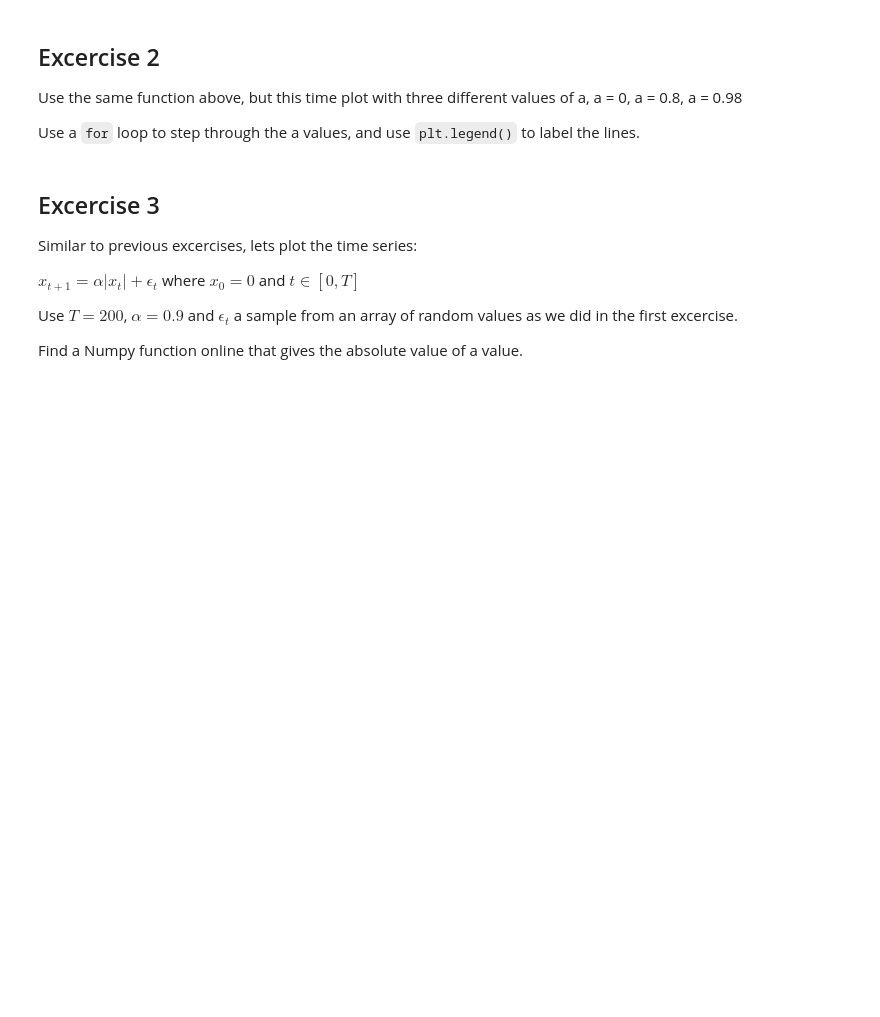
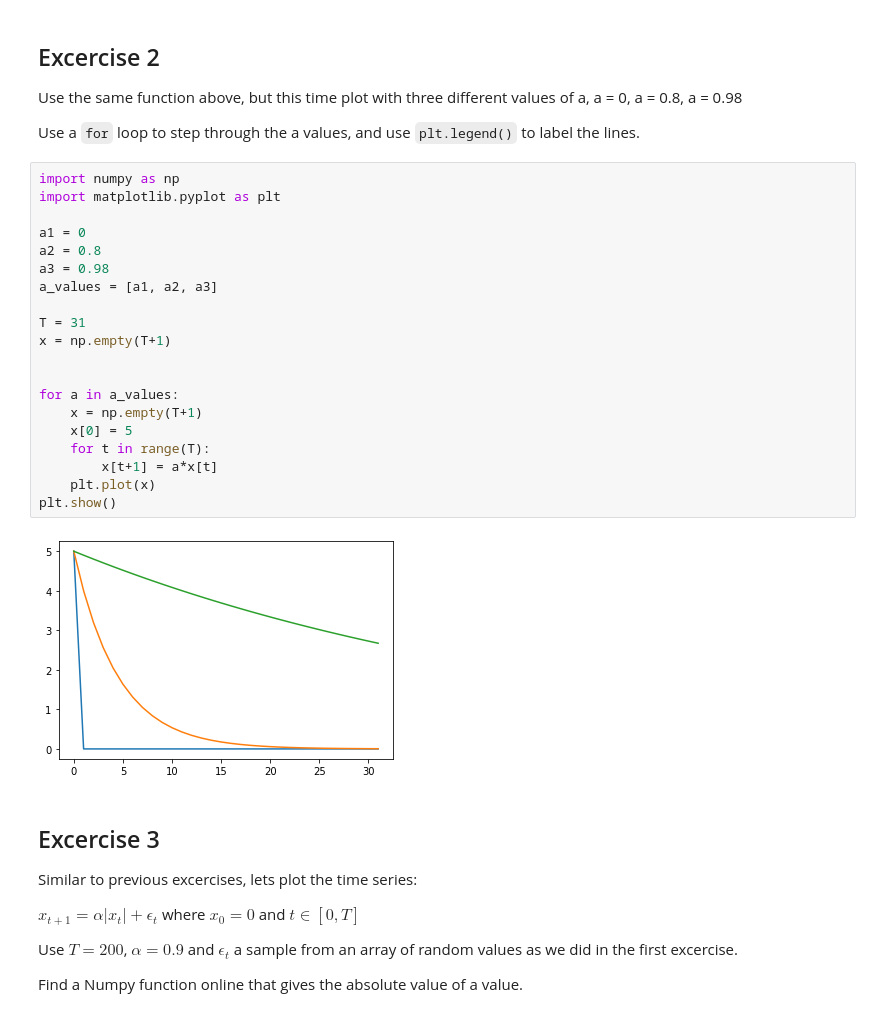
Before and after one commit to fusionby2030/Numerical_Methods, a Jupyter notebook: Tutorials/Python_in_Ecnomics/5_Week_Five/python_by_example.ipynb, the cells around one changed output. Drawn from its saved outputs; the diff is of its cells as text; blank space fills up the shorter version.

```diff
--- a/Tutorials/Python_in_Ecnomics/5_Week_Five/python_by_example.ipynb
+++ b/Tutorials/Python_in_Ecnomics/5_Week_Five/python_by_example.ipynb
@@ -268,6 +281,28 @@ a = 0.98
 
 Use a `for` loop to step through the a values,
 and use `plt.legend()` to label the lines.
+# %%
+import numpy as np
+import matplotlib.pyplot as plt
+
+a1 = 0
+a2 = 0.8
+a3 = 0.98
+a_values = [a1, a2, a3]
+
+T = 31
+x = np.empty(T+1)
+
+
+for a in a_values:
+    x = np.empty(T+1)
+    x[0] = 5
+    for t in range(T):
+        x[t+1] = a*x[t]
+    plt.plot(x)
+plt.show()
+# %% [output]
+[figure, added]
 # %% [markdown]
 ## Excercise 3
 
```
Also changed, not shown: parts of 8 cells of this notebook, 8 other files.
